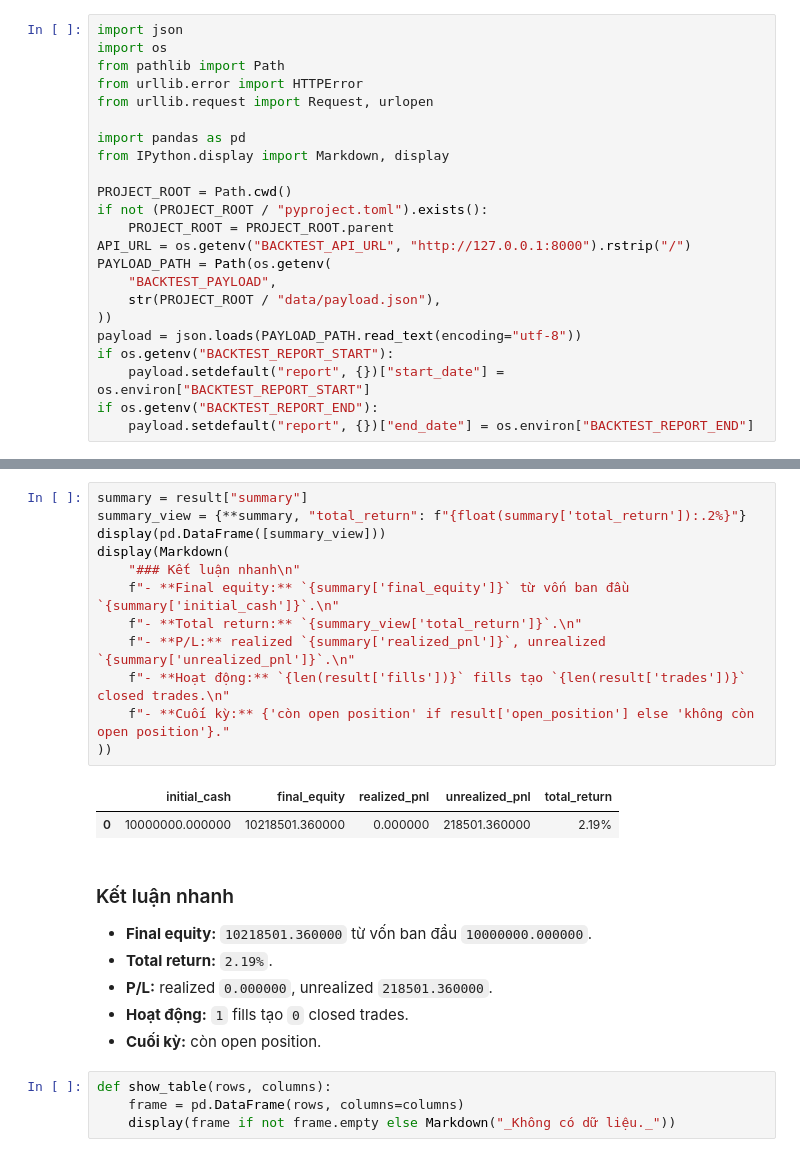
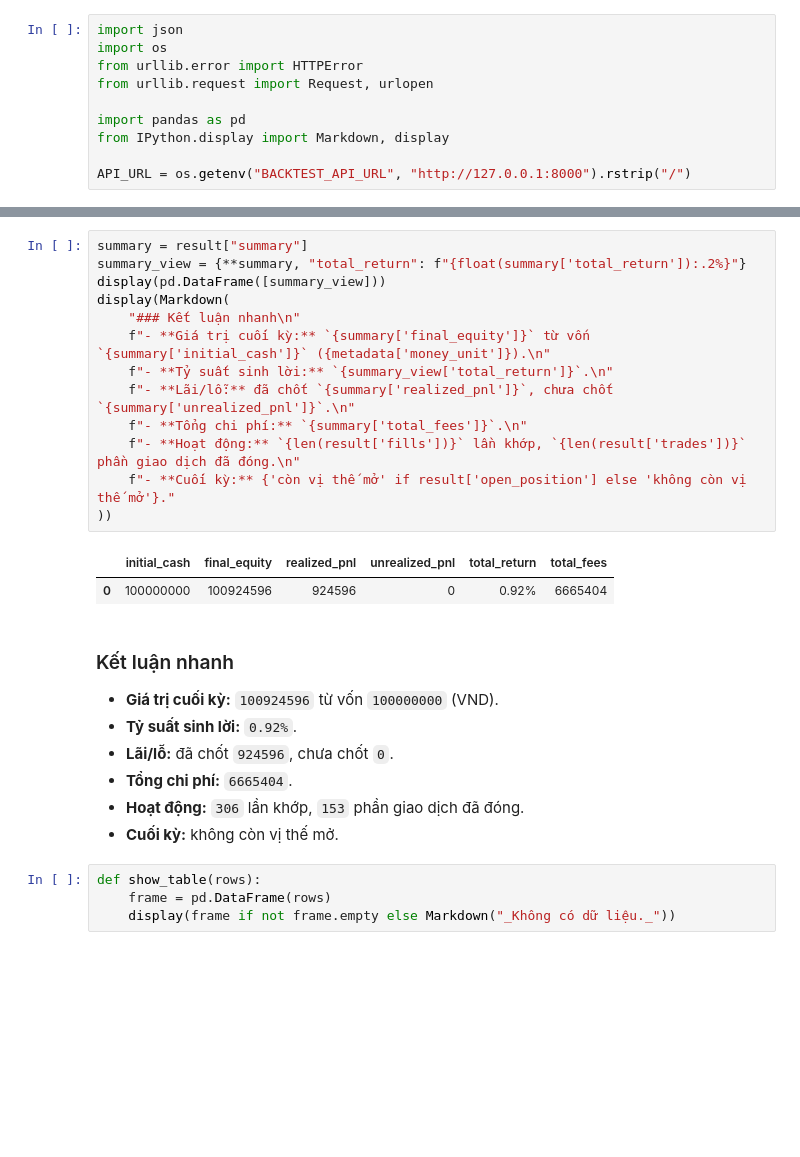
Before and after one commit to trivo-de/back-testing, a Jupyter notebook: notebooks/backtest-results.ipynb, the cells around one changed output, grey strips where cells are left out. Saved outputs shown, nothing was run; the diff lists cells and outputs as text; blank space fills up the shorter version.

```diff
--- a/notebooks/backtest-results.ipynb
+++ b/notebooks/backtest-results.ipynb
@@ -11,23 +13,10 @@ Kỳ báo cáo đã duyệt: 25/03–15/09/2026; dữ liệu 18–24/03 làm war
 # %%
 import json
 import os
-from pathlib import Path
 from urllib.error import HTTPError
 from urllib.request import Request, urlopen
 
 import pandas as pd
 from IPython.display import Markdown, display
 
-PROJECT_ROOT = Path.cwd()
-if not (PROJECT_ROOT / "pyproject.toml").exists():
-    PROJECT_ROOT = PROJECT_ROOT.parent
 API_URL = os.getenv("BACKTEST_API_URL", "http://127.0.0.1:8000").rstrip("/")
-PAYLOAD_PATH = Path(os.getenv(
-    "BACKTEST_PAYLOAD",
-    str(PROJECT_ROOT / "data/payload.json"),
-))
-payload = json.loads(PAYLOAD_PATH.read_text(encoding="utf-8"))
-if os.getenv("BACKTEST_REPORT_START"):
-    payload.setdefault("report", {})["start_date"] = os.environ["BACKTEST_REPORT_START"]
-if os.getenv("BACKTEST_REPORT_END"):
-    payload.setdefault("report", {})["end_date"] = os.environ["BACKTEST_REPORT_END"]
@@ -105,26 +703,28 @@ Các chỉ số trả lời trực tiếp strategy làm thay đổi tài khoản
 # %%
 summary = result["summary"]
 summary_view = {**summary, "total_return": f"{float(summary['total_return']):.2%}"}
 display(pd.DataFrame([summary_view]))
 display(Markdown(
     "### Kết luận nhanh\n"
-    f"- **Final equity:** `{summary['final_equity']}` từ vốn ban đầu `{summary['initial_cash']}`.\n"
-    f"- **Total return:** `{summary_view['total_return']}`.\n"
-    f"- **P/L:** realized `{summary['realized_pnl']}`, unrealized `{summary['unrealized_pnl']}`.\n"
-    f"- **Hoạt động:** `{len(result['fills'])}` fills tạo `{len(result['trades'])}` closed trades.\n"
-    f"- **Cuối kỳ:** {'còn open position' if result['open_position'] else 'không còn open position'}."
+    f"- **Giá trị cuối kỳ:** `{summary['final_equity']}` từ vốn `{summary['initial_cash']}` ({metadata['money_unit']}).\n"
+    f"- **Tỷ suất sinh lời:** `{summary_view['total_return']}`.\n"
+    f"- **Lãi/lỗ:** đã chốt `{summary['realized_pnl']}`, chưa chốt `{summary['unrealized_pnl']}`.\n"
+    f"- **Tổng chi phí:** `{summary['total_fees']}`.\n"
+    f"- **Hoạt động:** `{len(result['fills'])}` lần khớp, `{len(result['trades'])}` phần giao dịch đã đóng.\n"
+    f"- **Cuối kỳ:** {'còn vị thế mở' if result['open_position'] else 'không còn vị thế mở'}."
 ))
 # %% [output]
-|  | initial_cash | final_equity | realized_pnl | unrealized_pnl | total_return |
-| 0 | 10000000.000000 | 10218501.360000 | 0.000000 | 218501.360000 | 2.19% |
+|  | initial_cash | final_equity | realized_pnl | unrealized_pnl | total_return | total_fees |
+| 0 | 100000000 | 100924596 | 924596 | 0 | 0.92% | 6665404 |
 ### Kết luận nhanh
-- **Final equity:** `10218501.360000` từ vốn ban đầu `10000000.000000`.
-- **Total return:** `2.19%`.
-- **P/L:** realized `0.000000`, unrealized `218501.360000`.
-- **Hoạt động:** `1` fills tạo `0` closed trades.
-- **Cuối kỳ:** còn open position.
+- **Giá trị cuối kỳ:** `100924596` từ vốn `100000000` (VND).
+- **Tỷ suất sinh lời:** `0.92%`.
+- **Lãi/lỗ:** đã chốt `924596`, chưa chốt `0`.
+- **Tổng chi phí:** `6665404`.
+- **Hoạt động:** `306` lần khớp, `153` phần giao dịch đã đóng.
+- **Cuối kỳ:** không còn vị thế mở.
 # %%
-def show_table(rows, columns):
-    frame = pd.DataFrame(rows, columns=columns)
+def show_table(rows):
+    frame = pd.DataFrame(rows)
     display(frame if not frame.empty else Markdown("_Không có dữ liệu._"))
 # %% [markdown]
```
Also changed, not shown: parts of 17 cells of this notebook.
